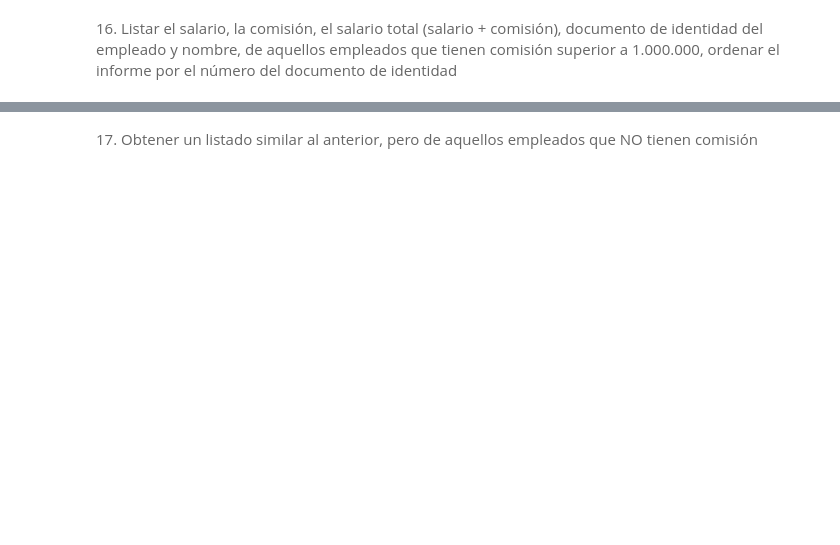
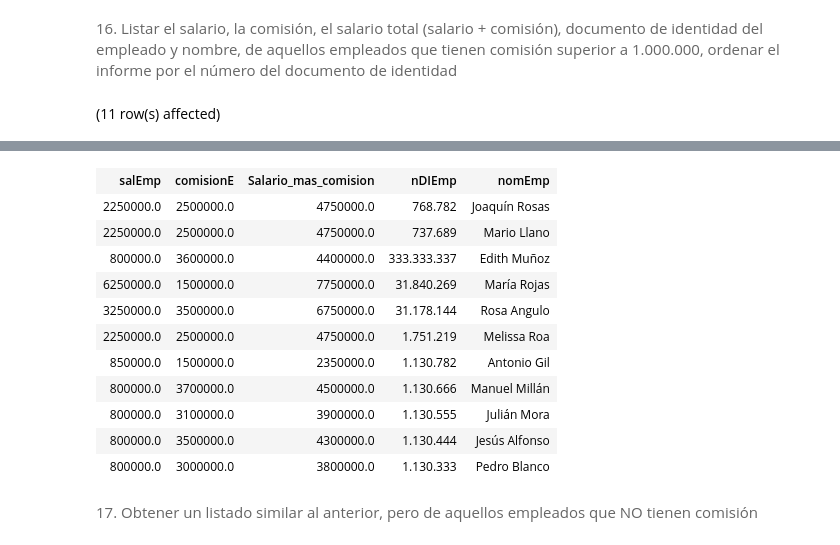
Before and after one commit to jdomdev/data-science-sql, a Jupyter notebook: notebooks/p5-m4.ipynb, the cells around one changed output, grey strips where cells are left out. Cells and saved outputs as stored; diff of their text form; code cells hidden in the pictures; blank space fills up the shorter version.

```diff
--- a/notebooks/p5-m4.ipynb
+++ b/notebooks/p5-m4.ipynb
@@ -139,2 +340,10 @@ Total execution time: 00:00:01.003
 # %% [markdown]
 <span style="color: rgb(102, 102, 102); font-family: Poppins; font-size: 15px; background-color: rgb(255, 255, 255);">16. Listar el salario, la comisión, el salario total (salario + comisión), documento de identidad del empleado y nombre, de aquellos empleados que tienen comisión superior a 1.000.000, ordenar el informe por el número del documento de identidad</span>
+# %%
+SELECT salEmp, comisionE, salEmp+comisionE AS Salario_mas_comision,
+        nDIEmp, nomEmp
+FROM empleados
+WHERE comisionE > 1000000
+ORDER BY nDIEmp DESC;
+# %% [output]
+(11 row(s) affected)
@@ -141,2 +351,14 @@ Total execution time: 00:00:01.003
+| salEmp | comisionE | Salario_mas_comision | nDIEmp | nomEmp |
+| 2250000.0 | 2500000.0 | 4750000.0 | 768.782 | Joaquín Rosas |
+| 2250000.0 | 2500000.0 | 4750000.0 | 737.689 | Mario Llano |
+| 800000.0 | 3600000.0 | 4400000.0 | 333.333.337 | Edith Muñoz |
+| 6250000.0 | 1500000.0 | 7750000.0 | 31.840.269 | María Rojas |
+| 3250000.0 | 3500000.0 | 6750000.0 | 31.178.144 | Rosa Angulo |
+| 2250000.0 | 2500000.0 | 4750000.0 | 1.751.219 | Melissa Roa |
+| 850000.0 | 1500000.0 | 2350000.0 | 1.130.782 | Antonio Gil |
+| 800000.0 | 3700000.0 | 4500000.0 | 1.130.666 | Manuel Millán |
+| 800000.0 | 3100000.0 | 3900000.0 | 1.130.555 | Julián Mora |
+| 800000.0 | 3500000.0 | 4300000.0 | 1.130.444 | Jesús Alfonso |
+| 800000.0 | 3000000.0 | 3800000.0 | 1.130.333 | Pedro Blanco |
 # %% [markdown]
 <span style="color: rgb(102, 102, 102); font-family: Poppins; font-size: 15px; background-color: rgb(255, 255, 255);">17. Obtener un listado similar al anterior, pero de aquellos empleados que NO tienen comisión</span>
```
Also changed, not shown: parts of 36 cells of this notebook.
